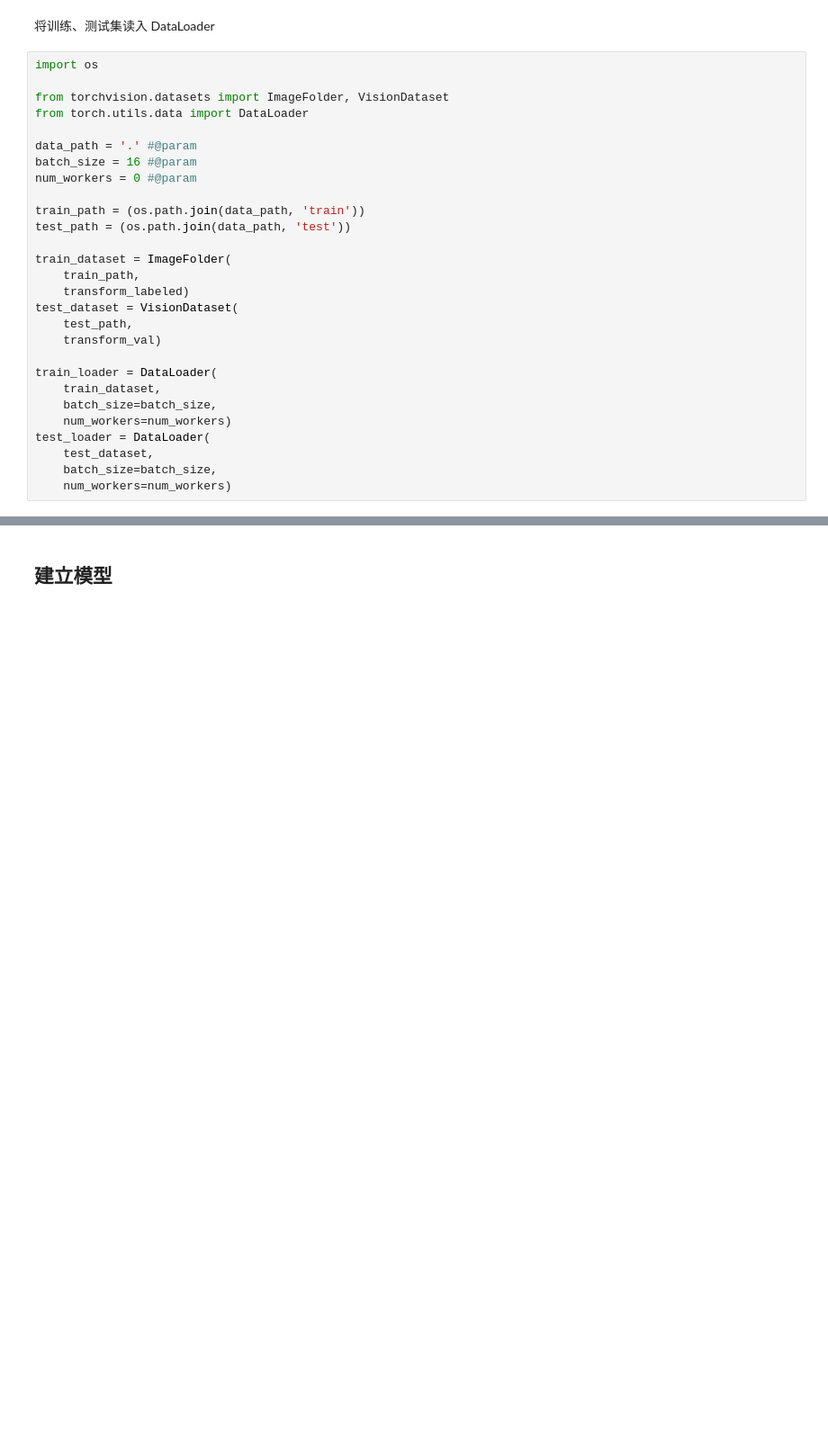
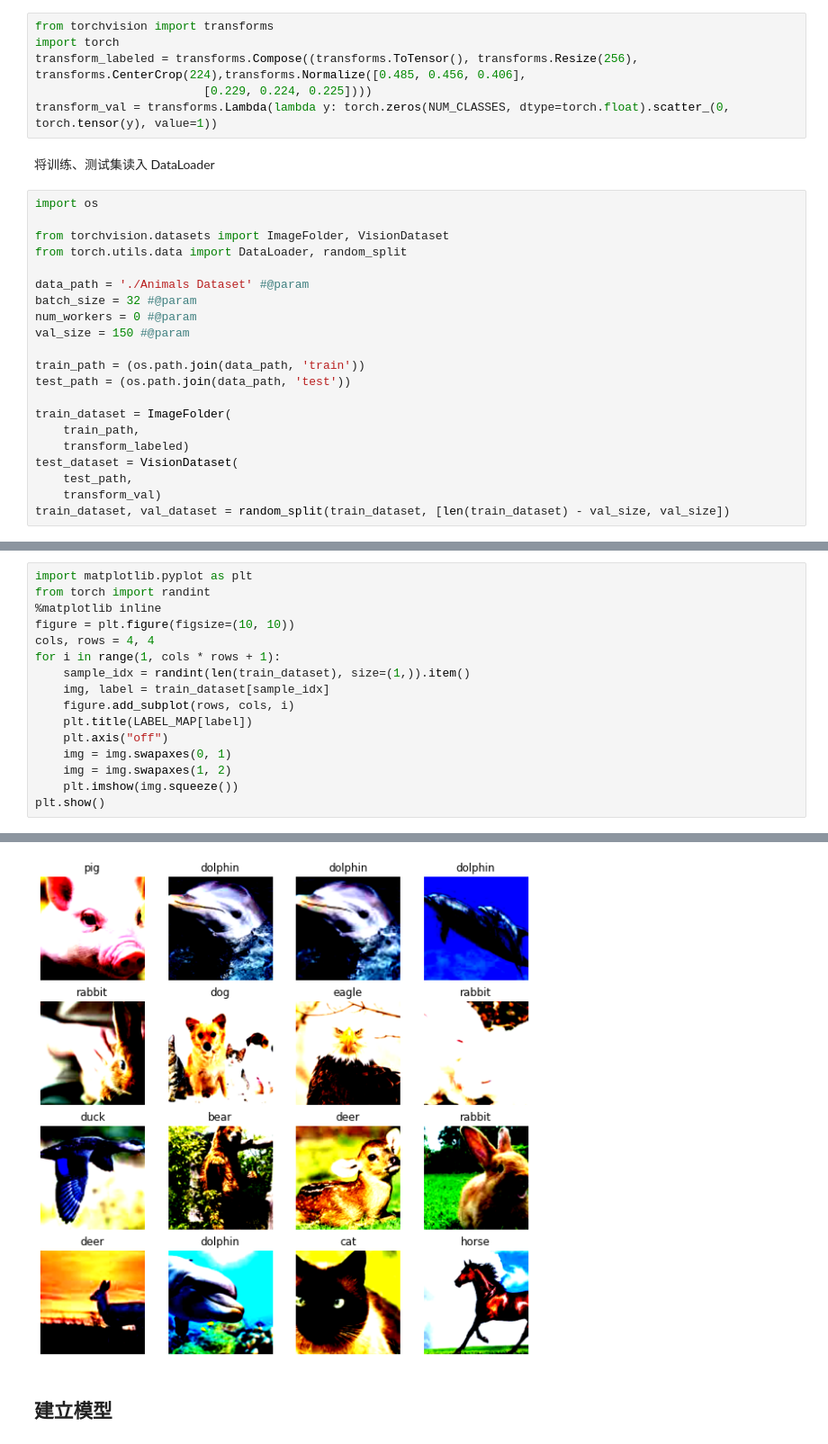
Before and after one commit to NightingaleCen/Animal-Classification, a Jupyter notebook: 动物分类.ipynb, the cells around one changed output, grey strips where cells are left out. Shown: that part at 90% size. Cells and saved outputs as stored; diff of their text form; blank space fills up the shorter version.

```diff
--- a/动物分类.ipynb
+++ b/动物分类.ipynb
@@ -50,14 +45,21 @@ transform_val = None #!TODO: rewrite this statement
+# %%
+from torchvision import transforms
+import torch
+transform_labeled = transforms.Compose((transforms.ToTensor(), transforms.Resize(256), transforms.CenterCrop(224),transforms.Normalize([0.485, 0.456, 0.406],
+                        [0.229, 0.224, 0.225])))
+transform_val = transforms.Lambda(lambda y: torch.zeros(NUM_CLASSES, dtype=torch.float).scatter_(0, torch.tensor(y), value=1))
 # %% [markdown]
 将训练、测试集读入 DataLoader
 # %%
 import os
 
 from torchvision.datasets import ImageFolder, VisionDataset
-from torch.utils.data import DataLoader
+from torch.utils.data import DataLoader, random_split
 
-data_path = '.' #@param
-batch_size = 16 #@param
+data_path = './Animals Dataset' #@param
+batch_size = 32 #@param
 num_workers = 0 #@param
+val_size = 150 #@param
 
 train_path = (os.path.join(data_path, 'train'))
 test_path = (os.path.join(data_path, 'test'))
@@ -68,12 +70,4 @@ train_dataset = ImageFolder(
 test_dataset = VisionDataset(
     test_path,
     transform_val)
-
-train_loader = DataLoader(
-    train_dataset,
-    batch_size=batch_size,
-    num_workers=num_workers)
-test_loader = DataLoader(
-    test_dataset,
-    batch_size=batch_size,
-    num_workers=num_workers)
+train_dataset, val_dataset = random_split(train_dataset, [len(train_dataset) - val_size, val_size])
@@ -79,0 +76,17 @@ test_loader = DataLoader(
+# %%
+import matplotlib.pyplot as plt
+from torch import randint
+%matplotlib inline
+figure = plt.figure(figsize=(10, 10))
+cols, rows = 4, 4
+for i in range(1, cols * rows + 1):
+    sample_idx = randint(len(train_dataset), size=(1,)).item()
+    img, label = train_dataset[sample_idx]
+    figure.add_subplot(rows, cols, i)
+    plt.title(LABEL_MAP[label])
+    plt.axis("off")
+    img = img.swapaxes(0, 1)
+    img = img.swapaxes(1, 2)
+    plt.imshow(img.squeeze())
+plt.show()
+# %% [output]
@@ -80,3 +109,4 @@ test_loader = DataLoader(
+[figure, added]
 # %% [markdown]
 ## 建立模型
 # %% [markdown]
```
Also changed, not shown: parts of 14 cells of this notebook, 1 other file.
